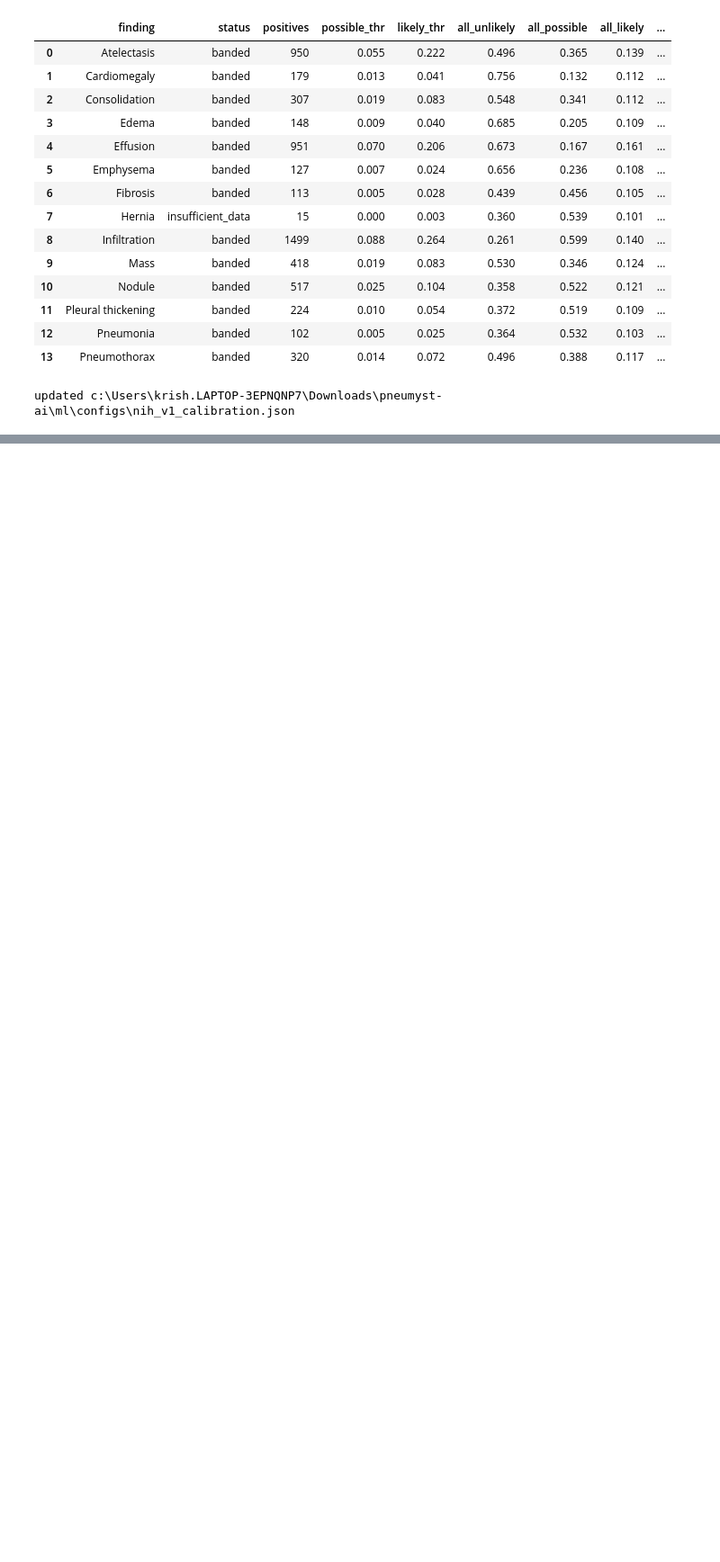
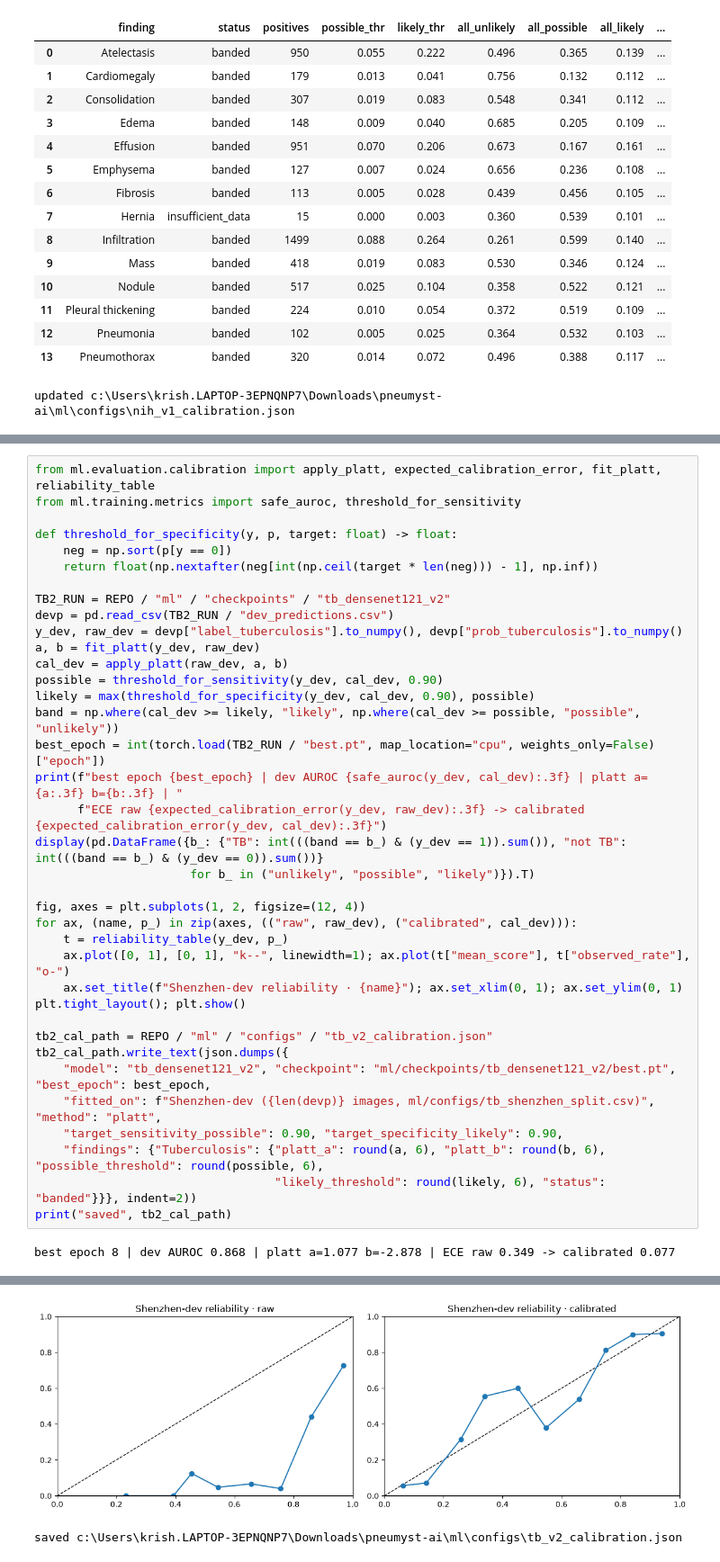
Before and after one commit to Fy1zN/pneumyst-ai, a Jupyter notebook: notebooks/train.ipynb, the cells around one changed output, grey strips where cells are left out. Shown at 90% size. Saved outputs shown, nothing was run; the diff lists cells and outputs as text; blank space fills up the shorter version.

```diff
--- a/notebooks/train.ipynb
+++ b/notebooks/train.ipynb
@@ -538,0 +684,39 @@ updated c:\Users\krish.LAPTOP-3EPNQNP7\Downloads\pneumyst-ai\ml\configs\nih_v1_c
+# %%
+from ml.evaluation.calibration import apply_platt, expected_calibration_error, fit_platt, reliability_table
+from ml.training.metrics import safe_auroc, threshold_for_sensitivity
+
+def threshold_for_specificity(y, p, target: float) -> float:
+    neg = np.sort(p[y == 0])
+    return float(np.nextafter(neg[int(np.ceil(target * len(neg))) - 1], np.inf))
+
+TB2_RUN = REPO / "ml" / "checkpoints" / "tb_densenet121_v2"
+devp = pd.read_csv(TB2_RUN / "dev_predictions.csv")
+y_dev, raw_dev = devp["label_tuberculosis"].to_numpy(), devp["prob_tuberculosis"].to_numpy()
+a, b = fit_platt(y_dev, raw_dev)
+cal_dev = apply_platt(raw_dev, a, b)
+possible = threshold_for_sensitivity(y_dev, cal_dev, 0.90)
+likely = max(threshold_for_specificity(y_dev, cal_dev, 0.90), possible)
+band = np.where(cal_dev >= likely, "likely", np.where(cal_dev >= possible, "possible", "unlikely"))
+best_epoch = int(torch.load(TB2_RUN / "best.pt", map_location="cpu", weights_only=False)["epoch"])
+print(f"best epoch {best_epoch} | dev AUROC {safe_auroc(y_dev, cal_dev):.3f} | platt a={a:.3f} b={b:.3f} | "
+      f"ECE raw {expected_calibration_error(y_dev, raw_dev):.3f} -> calibrated {expected_calibration_error(y_dev, cal_dev):.3f}")
+display(pd.DataFrame({b_: {"TB": int(((band == b_) & (y_dev == 1)).sum()), "not TB": int(((band == b_) & (y_dev == 0)).sum())}
+                      for b_ in ("unlikely", "possible", "likely")}).T)
+
+fig, axes = plt.subplots(1, 2, figsize=(12, 4))
+for ax, (name, p_) in zip(axes, (("raw", raw_dev), ("calibrated", cal_dev))):
+    t = reliability_table(y_dev, p_)
+    ax.plot([0, 1], [0, 1], "k--", linewidth=1); ax.plot(t["mean_score"], t["observed_rate"], "o-")
+    ax.set_title(f"Shenzhen-dev reliability · {name}"); ax.set_xlim(0, 1); ax.set_ylim(0, 1)
+plt.tight_layout(); plt.show()
+
+tb2_cal_path = REPO / "ml" / "configs" / "tb_v2_calibration.json"
+tb2_cal_path.write_text(json.dumps({
+    "model": "tb_densenet121_v2", "checkpoint": "ml/checkpoints/tb_densenet121_v2/best.pt", "best_epoch": best_epoch,
+    "fitted_on": f"Shenzhen-dev ({len(devp)} images, ml/configs/tb_shenzhen_split.csv)", "method": "platt",
+    "target_sensitivity_possible": 0.90, "target_specificity_likely": 0.90,
+    "findings": {"Tuberculosis": {"platt_a": round(a, 6), "platt_b": round(b, 6), "possible_threshold": round(possible, 6),
+                                  "likely_threshold": round(likely, 6), "status": "banded"}}}, indent=2))
+print("saved", tb2_cal_path)
+# %% [output]
+best epoch 8 | dev AUROC 0.868 | platt a=1.077 b=-2.878 | ECE raw 0.349 -> calibrated 0.077
@@ -538,0 +727,2 @@ updated c:\Users\krish.LAPTOP-3EPNQNP7\Downloads\pneumyst-ai\ml\configs\nih_v1_c
+[figure, added]
+saved c:\Users\krish.LAPTOP-3EPNQNP7\Downloads\pneumyst-ai\ml\configs\tb_v2_calibration.json
```
Also changed, not shown: parts of 8 cells of this notebook, 8 other files.
